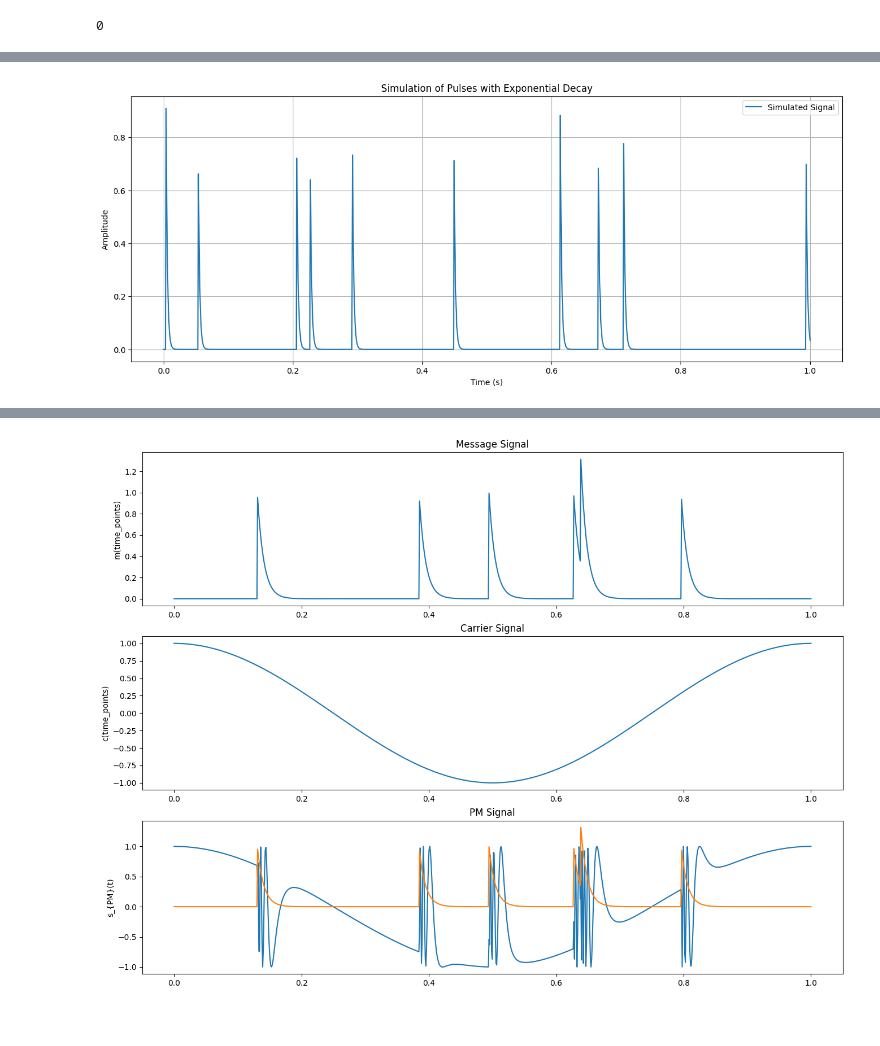
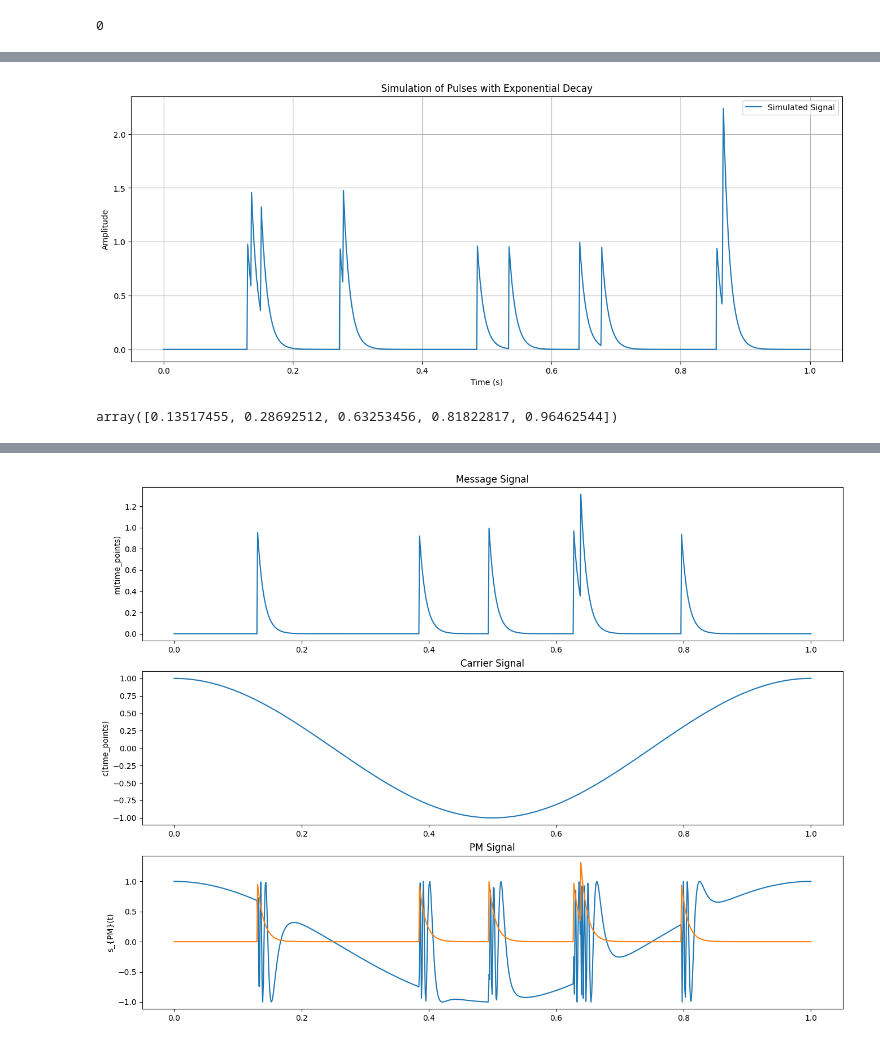
Before and after one commit to dcrovo/Neutrino-Pulse-Generator, a Jupyter notebook: test.ipynb, the cells around one changed output, grey strips where cells are left out. Drawn from its saved outputs; the diff is of its cells as text; code cells hidden in the pictures.

```diff
--- a/test.ipynb
+++ b/test.ipynb
@@ -56,7 +137,7 @@ import matplotlib.pyplot as plt
 
 # Constants for the simulation
 total_time = 1  # Total simulation time in seconds
-tau = 2e-3 # Time constant for the exponential decay
+tau = 10e-3 # Time constant for the exponential decay
 activity = 10.0  # Activity in Bq
 
 # Calculate the amplitude for the exponential decay pulse
@@ -64,34 +145,38 @@ activity = 10.0  # Activity in Bq
 amplitude = 1
 # Generate the time array for the entire simulation
 time_points = np.linspace(0, total_time, 1000)
 
 # Initialize the signal array with zeros
 signal = np.zeros_like(time_points)
 
 # Generate trigger times based on a Poisson distribution
 num_pulses = np.random.poisson(lam=activity * total_time)
 trigger_times = np.sort(np.random.uniform(0, total_time, num_pulses))
 
 # Generate the pulse shapes and add them to the signal array
 for trigger_time in trigger_times:
     # Generate the pulse shape for each trigger time
     pulse_shape = amplitude * np.exp(-(time_points - trigger_time) / tau)
     pulse_shape[time_points < trigger_time] = 0  # Set before trigger time to 0
     signal += pulse_shape
 
 # Plot the simulation results
 plt.figure(figsize=(16, 6))
 plt.plot(time_points, signal, label='Simulated Signal')
 plt.xlabel('Time (s)')
 plt.ylabel('Amplitude')
 plt.title('Simulation of Pulses with Exponential Decay')
 plt.legend()
 plt.grid(True)
 plt.show()
 
 #
 # %% [output]
-[figure, old version]
+[figure, new version]
+# %%
+trigger_times
+# %% [output]
+array([0.13517455, 0.28692512, 0.63253456, 0.81822817, 0.96462544])
 # %%
 len(time_points)
 from math import pi
```
Also changed, not shown: parts of 11 cells of this notebook, 16 other files.
